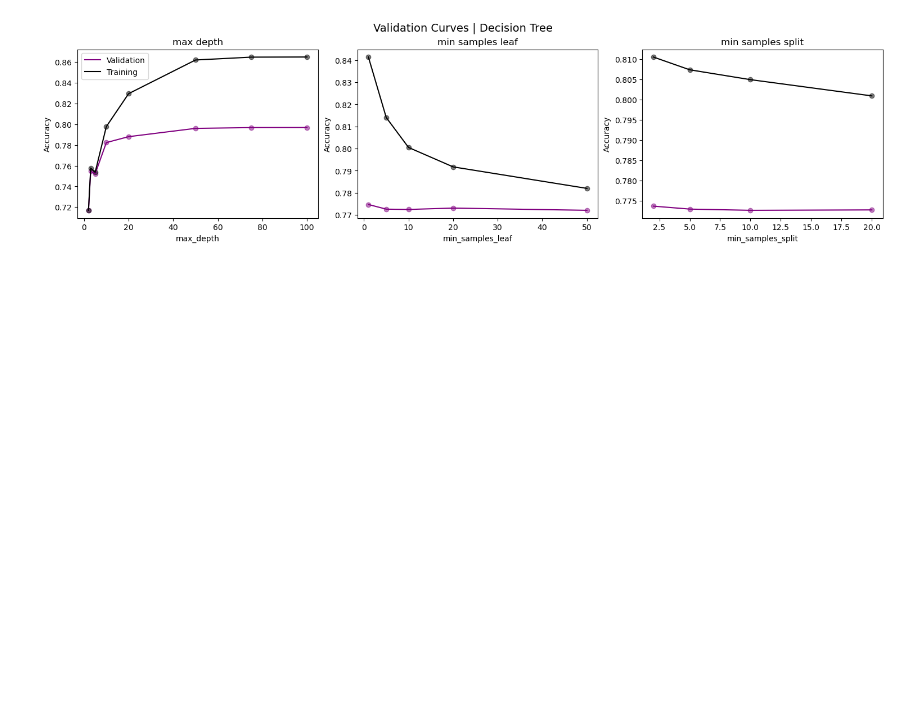
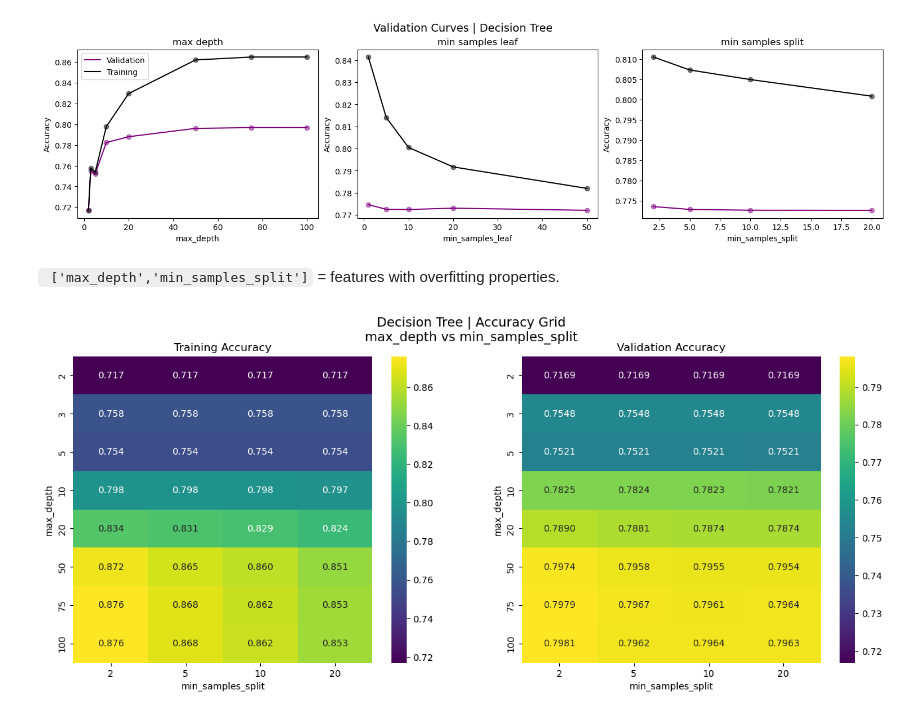
Before and after one commit to dimitris-markopoulos/trees-ensembles-neural-networks, a Jupyter notebook: 02_tree_based_models.ipynb, the cells around one changed output. Cells and saved outputs as stored; diff of their text form; code cells hidden in the pictures; blank space fills up the shorter version.

````diff
--- a/02_tree_based_models.ipynb
+++ b/02_tree_based_models.ipynb
@@ -63,3 +65,10 @@ plot_vhgr_params = {
 dt_pipeline.plot_validation_hyperparam_grid_row(**plot_vhgr_params)
 # %% [output]
 [figure]
+# %% [markdown]
+``` ['max_depth','min_samples_split']```
+= features with overfitting properties.
+# %%
+dt_pipeline.viz_heatmap_cv(['max_depth','min_samples_split'])
+# %% [output]
+[figure, added]
````
Also changed, not shown: parts of 5 cells of this notebook, 3 other files.
